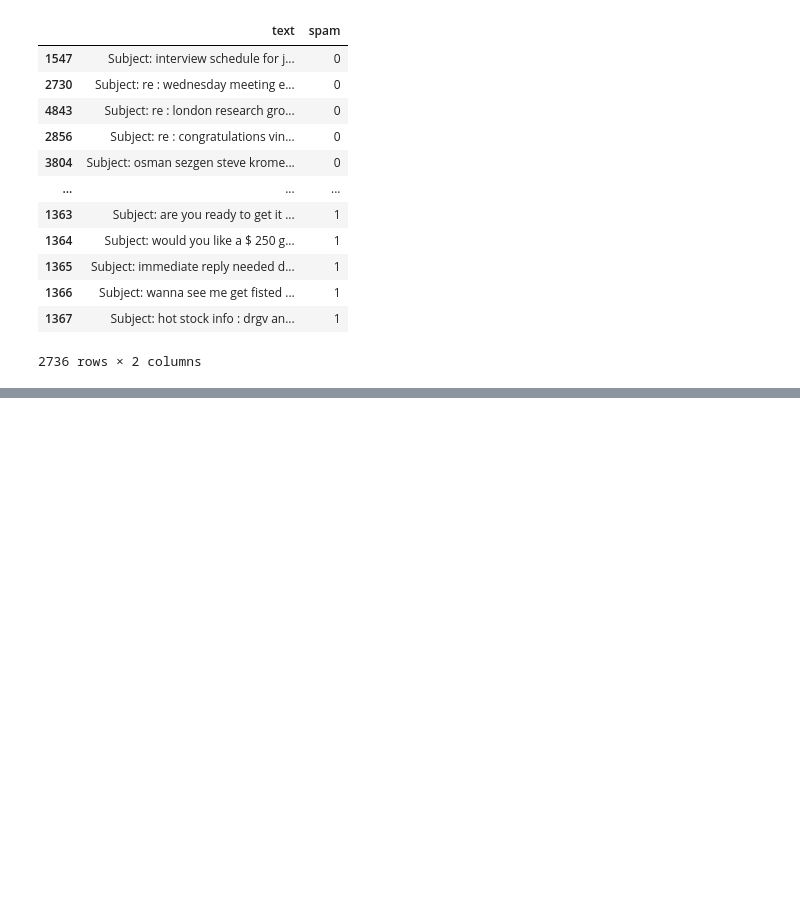
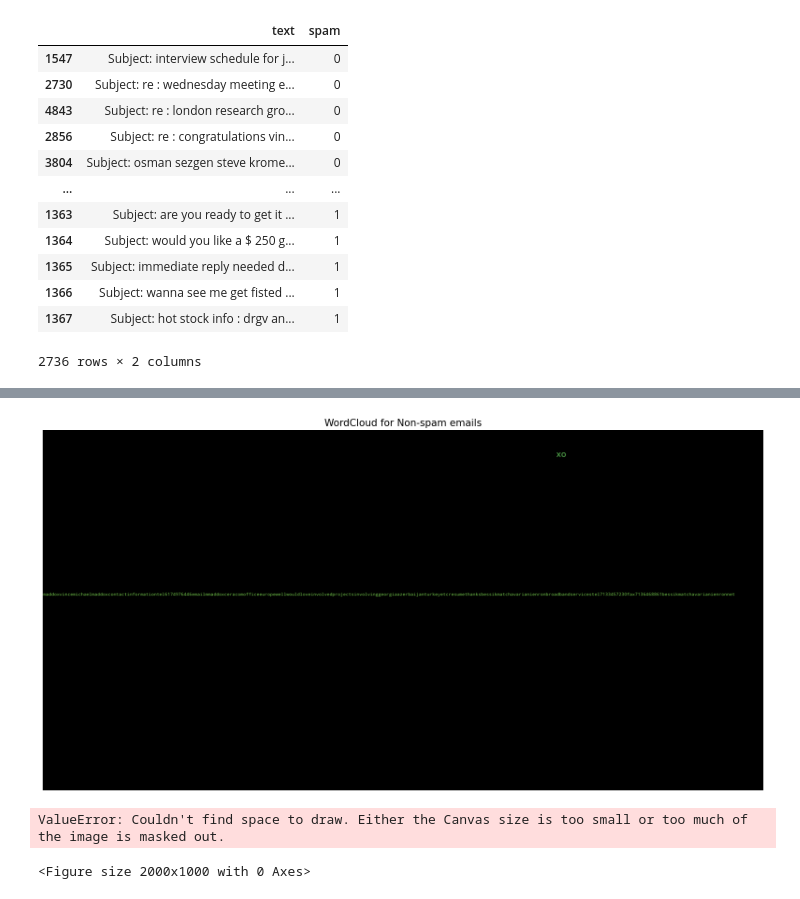
Before and after one commit to Tarzan-07/PersonalProjects, a Jupyter notebook: Spam Classifier/SpamClassficationTF.ipynb, the cells around one changed output, grey strips where cells are left out. Drawn from its saved outputs; the diff is of its cells as text; code cells hidden in the pictures; blank space fills up the shorter version.

```diff
--- a/Spam Classifier/SpamClassficationTF.ipynb
+++ b/Spam Classifier/SpamClassficationTF.ipynb
@@ -68,0 +92,3 @@ bds
+# %%
+bds['text'] = bds['text'].str.replace('Subject', '')
+bds.head()
@@ -68,0 +102,8 @@ bds
+# %%
+punclist = string.punctuation
+def remove_punc(text):
+    temp = str.maketrans('', '', punclist)
+    return text.translate(temp)
+
+bds['text'] = bds['text'].apply(lambda x: remove_punc(x))
+bds.head()
@@ -68,0 +117,14 @@ bds
+# %%
+def remove_stopwords(text):
+    sw = stopwords.words('english')
+    imp = []
+    for word in str(text).split():
+        word = word.lower()
+        if word not in sw:
+            imp.append(word)
+
+    output = ' '.join(imp)
+    return output
+
+bds['text'] = bds['text'].apply(lambda x: remove_stopwords(x))
+bds.head()
@@ -68,0 +138,21 @@ bds
+# %%
+def plot_word_cloud(data, typ):
+    email_corpus = " ".join(data['text'])
+    plt.figure(figsize=(20, 10))
+
+    wc = WordCloud(background_color='black',
+                   max_words=100,
+                   width=1600, height=800,
+                   collocations=False).generate(email_corpus)
+
+    plt.imshow(wc, interpolation='bilinear')
+    plt.title(f'WordCloud for {typ} emails', fontsize=15)
+    plt.axis('off')
+    plt.show()
+
+plot_word_cloud(bds[bds['spam']==0], typ='Non-spam')
+plot_word_cloud(bds[bds['spam']==1], typ='spam')
+# %% [output]
+[figure, added]
+ValueError: Couldn't find space to draw. Either the Canvas size is too small or too much of the image is masked out.
+<Figure size 2000x1000 with 0 Axes>
```
Also changed, not shown: parts of 16 cells of this notebook.
